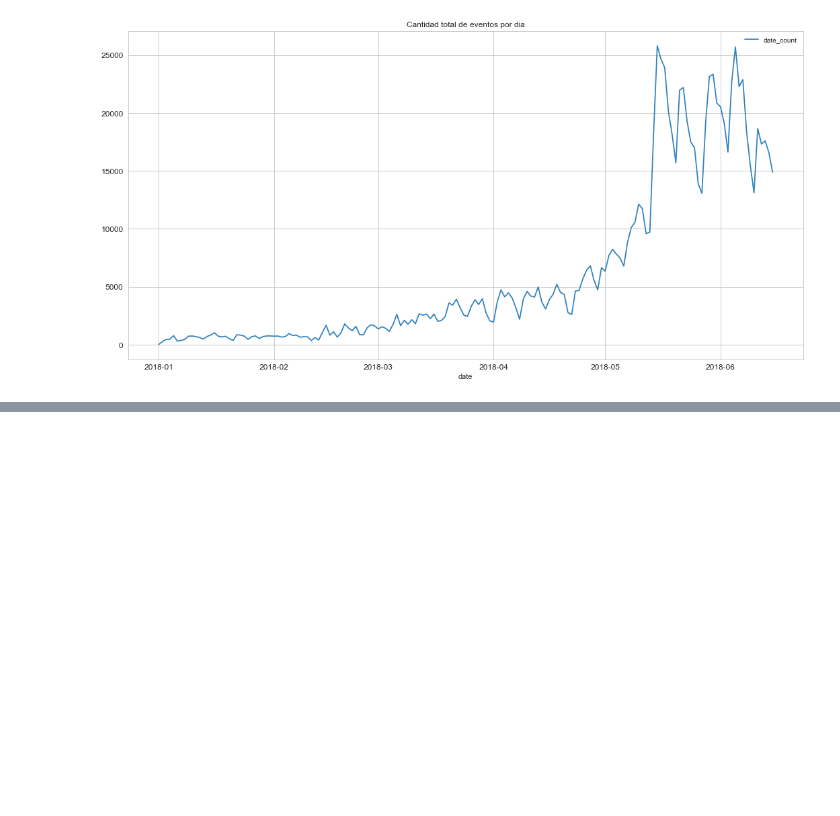
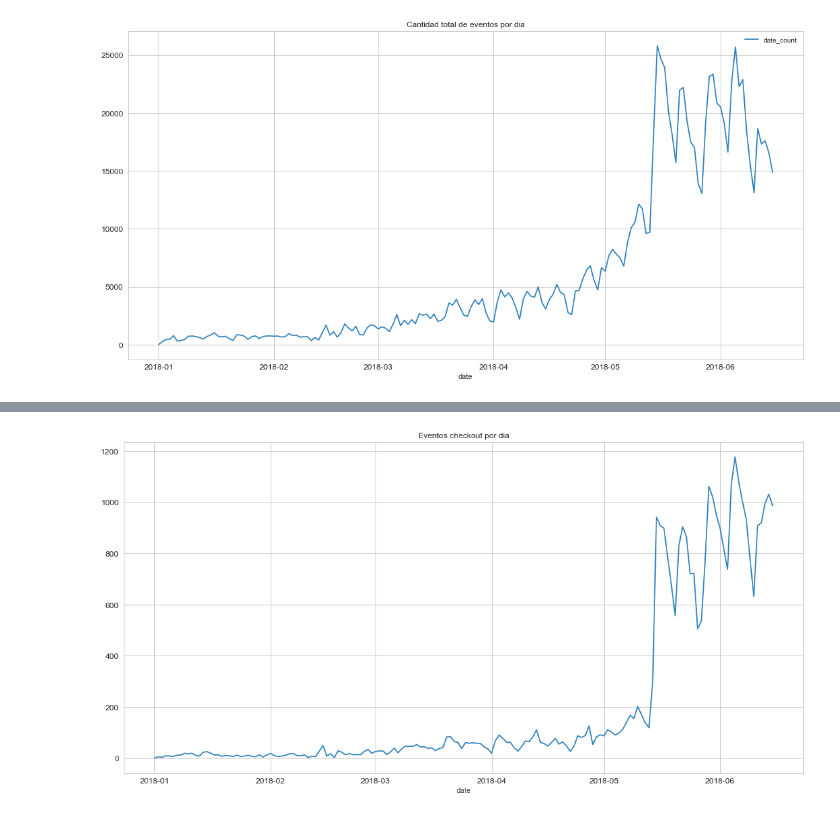
Before and after one commit to jowisaidman/tp1_analisis_exploratorio, a Jupyter notebook: Notebooks/Mateo/date.ipynb, the cells around one changed output, grey strips where cells are left out. Drawn from its saved outputs; the diff is of its cells as text; code cells hidden in the pictures; blank space fills up the shorter version.

```diff
--- a/Notebooks/Mateo/date.ipynb
+++ b/Notebooks/Mateo/date.ipynb
@@ -230 +230,5 @@ per_event_and_date
 11 rows × 166 columns
+# %%
+checkout_por_dia = per_event_and_date.loc['checkout',:]
+checkout_por_dia.describe()
+checkout_por_dia.head()
@@ -231,2 +243,6 @@ per_event_and_date
 # %%
-graph = per_date.plot(figsize=(18,9),fontsize=12,colormap='tab20c')
+graph = checkout_por_dia.plot(figsize=(18,9),fontsize=12,colormap='tab20c')
+plt.title('Eventos checkout por dia')
+plt.show()
+# %% [output]
+[figure, added]
```
Also changed, not shown: parts of 6 cells of this notebook.
